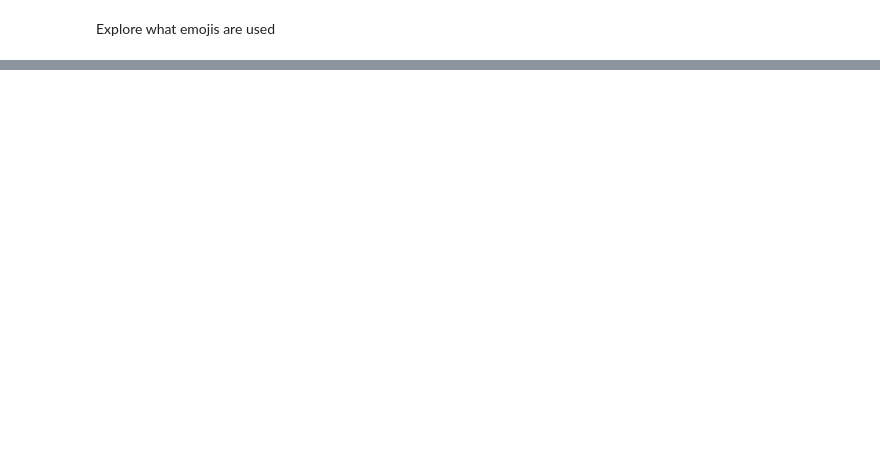
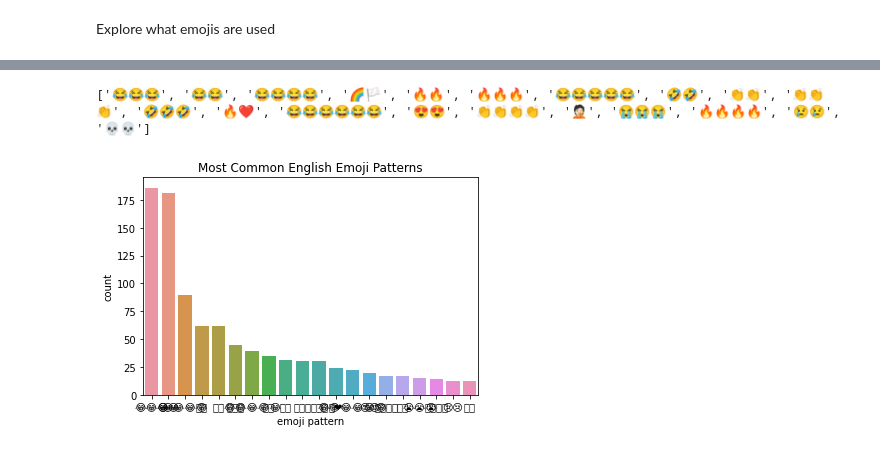
Before and after one commit to yuhsin-huang/EmojiResearch-WorldCup2022, a Jupyter notebook: 03_Data_Exploration.ipynb, the cells around one changed output, grey strips where cells are left out. Cells and saved outputs as stored; diff of their text form; code cells hidden in the pictures; blank space fills up the shorter version.

```diff
--- a/03_Data_Exploration.ipynb
+++ b/03_Data_Exploration.ipynb
@@ -70,0 +73,34 @@ print(list(es_df_count[:20]['emoji']))
+# %%
+def get_pattern_count(lang_df):
+    patterns = {}
+    patterns_list = lang_df['emoji pattern list'].tolist()
+    new_patterns_list = []
+
+    for i in patterns_list:
+        if i != '[]':
+            new_patterns_list.append(i[2:-2].split("', '"))
+
+    tnew_patterns_list = []
+    for i in new_patterns_list:
+        tnew_patterns_list += i
+
+    for ele in tnew_patterns_list:
+        patterns[ele] = patterns.setdefault(ele, 0) + 1
+
+    emoji_pattern_arr = []
+    for key, value in patterns.items():
+        emoji_pattern_arr.append([key, value])
+
+    emoji_pattern_df = pd.DataFrame(emoji_pattern_arr, columns=['emoji pattern','count'])
+    emoji_pattern_df = emoji_pattern_df.sort_values(by='count', ascending = False)
+
+    return emoji_pattern_df
+# %%
+en_df_pattern_count = get_pattern_count(en_df)
+es_df_pattern_count = get_pattern_count(es_df)
+# %%
+sns.barplot(x='emoji pattern', y = 'count', data = en_df_pattern_count[:20]).set(title='Most Common English Emoji Patterns')
+print(list(en_df_pattern_count[:20]['emoji pattern']))
+# %% [output]
+['😂😂😂', '😂😂', '😂😂😂😂', '🌈🏳', '🔥🔥', '🔥🔥🔥', '😂😂😂😂😂', '🤣🤣', '👏👏', '👏👏👏', '🤣🤣🤣', '🔥❤', '😂😂😂😂😂😂', '😍😍', '👏👏👏👏', '🤦🏻', '😭😭😭', '🔥🔥🔥🔥', '😢😢', '💀💀']
+[figure, added]
```
Also changed, not shown: parts of 11 cells of this notebook, 3 other files.
